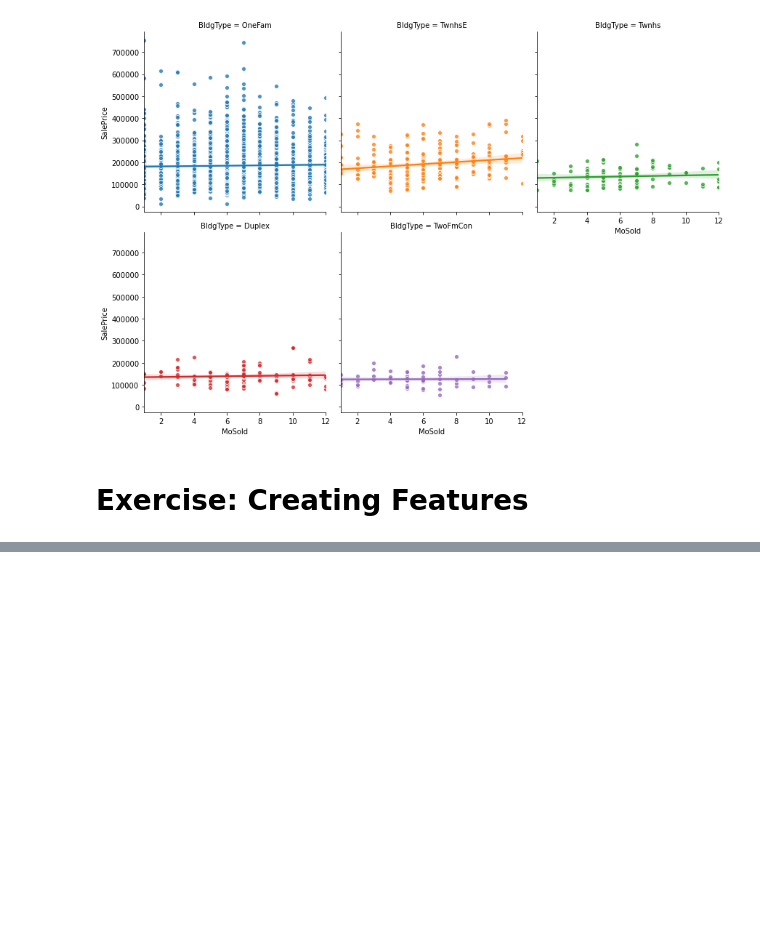
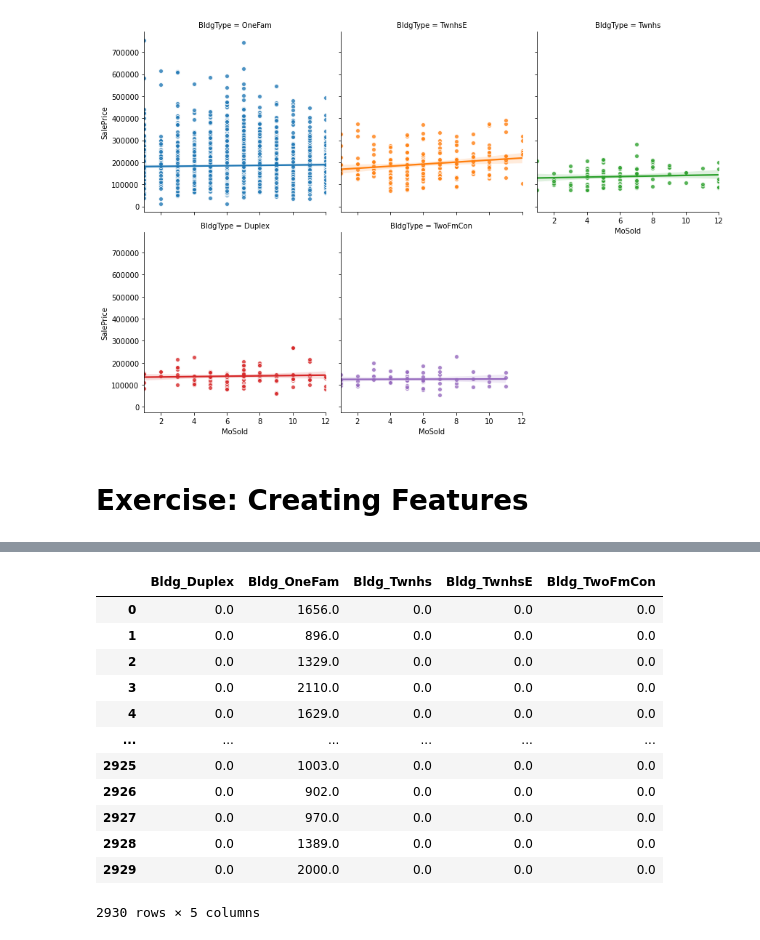
Before and after one commit to AliakbarMehdizadeh/Feature-Engineering, a Jupyter notebook: FE.ipynb, the cells around one changed output, grey strips where cells are left out. Cells and saved outputs as stored; diff of their text form; code cells hidden in the pictures; blank space fills up the shorter version.

```diff
--- a/FE.ipynb
+++ b/FE.ipynb
@@ -545,0 +585,17 @@ sns.lmplot(
+# %%
+X_2 = X_2.mul(df.GrLivArea, axis=0)
+X_2
+# %% [output]
+|  | Bldg_Duplex | Bldg_OneFam | Bldg_Twnhs | Bldg_TwnhsE | Bldg_TwoFmCon |
+| 0 | 0.0 | 1656.0 | 0.0 | 0.0 | 0.0 |
+| 1 | 0.0 | 896.0 | 0.0 | 0.0 | 0.0 |
+| 2 | 0.0 | 1329.0 | 0.0 | 0.0 | 0.0 |
+| 3 | 0.0 | 2110.0 | 0.0 | 0.0 | 0.0 |
+| 4 | 0.0 | 1629.0 | 0.0 | 0.0 | 0.0 |
+| ... | ... | ... | ... | ... | ... |
+| 2925 | 0.0 | 1003.0 | 0.0 | 0.0 | 0.0 |
+| 2926 | 0.0 | 902.0 | 0.0 | 0.0 | 0.0 |
+| 2927 | 0.0 | 970.0 | 0.0 | 0.0 | 0.0 |
+| 2928 | 0.0 | 1389.0 | 0.0 | 0.0 | 0.0 |
+| 2929 | 0.0 | 2000.0 | 0.0 | 0.0 | 0.0 |
+2930 rows × 5 columns
```
Also changed, not shown: parts of 15 cells of this notebook.
